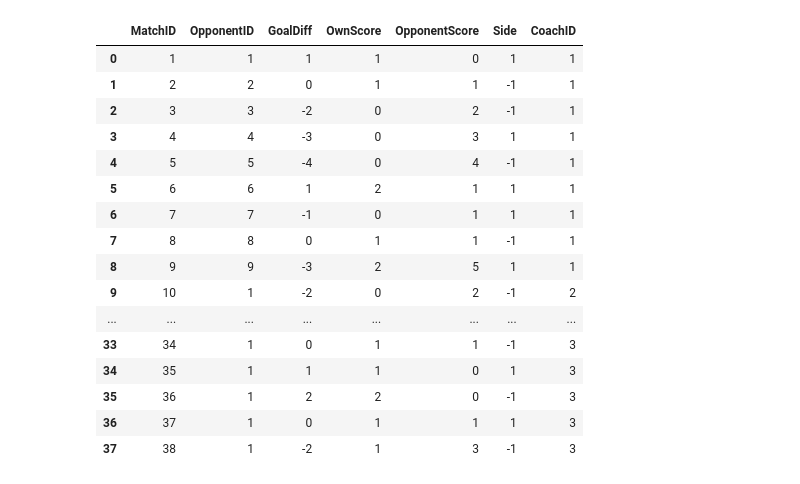
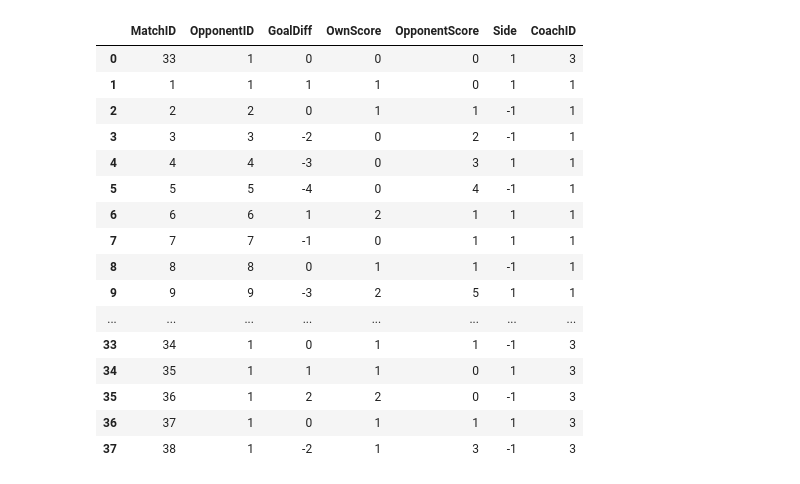
Before and after one commit to GZNGroup/2020MCM-ICM, a Jupyter notebook: 2020_Weekend1_Problems/matches.ipynb, the cells around one changed output. Cells and saved outputs as stored; diff of their text form; code cells hidden in the pictures.

Commit message:
Update matches

```diff
--- a/2020_Weekend1_Problems/matches.ipynb
+++ b/2020_Weekend1_Problems/matches.ipynb
@@ -8,25 +8,25 @@ from sklearn.ensemble import RandomForestRegressor
 from sklearn.model_selection import train_test_split
 from sklearn.metrics import r2_score
 # %%
-dataMatch = pd.read_csv("./2020_Problem_D_DATA/matches.csv")
+dataMatch = pd.read_csv("./2020_Problem_D_DATA/matchesNEW.csv")
 dataMatch.rename(columns={'Outcome':'GoalDiff'}, inplace=True)
 dataMatch['OpponentID'] = dataMatch['OpponentID'].str.get(8).apply(int)
 dataMatch['GoalDiff'] = dataMatch['OwnScore'] - dataMatch['OpponentScore']
 dataMatch['Side'] = dataMatch['Side'].apply(lambda x:1 if x == "home" else -1)
 dataMatch['CoachID'] = dataMatch['CoachID'].str.get(5).apply(int)
 dataMatch
 # %% [output]
 |  | MatchID | OpponentID | GoalDiff | OwnScore | OpponentScore | Side | CoachID |
-| 0 | 1 | 1 | 1 | 1 | 0 | 1 | 1 |
-| 1 | 2 | 2 | 0 | 1 | 1 | -1 | 1 |
-| 2 | 3 | 3 | -2 | 0 | 2 | -1 | 1 |
-| 3 | 4 | 4 | -3 | 0 | 3 | 1 | 1 |
-| 4 | 5 | 5 | -4 | 0 | 4 | -1 | 1 |
-| 5 | 6 | 6 | 1 | 2 | 1 | 1 | 1 |
-| 6 | 7 | 7 | -1 | 0 | 1 | 1 | 1 |
-| 7 | 8 | 8 | 0 | 1 | 1 | -1 | 1 |
-| 8 | 9 | 9 | -3 | 2 | 5 | 1 | 1 |
-| 9 | 10 | 1 | -2 | 0 | 2 | -1 | 2 |
+| 0 | 33 | 1 | 0 | 0 | 0 | 1 | 3 |
+| 1 | 1 | 1 | 1 | 1 | 0 | 1 | 1 |
+| 2 | 2 | 2 | 0 | 1 | 1 | -1 | 1 |
+| 3 | 3 | 3 | -2 | 0 | 2 | -1 | 1 |
+| 4 | 4 | 4 | -3 | 0 | 3 | 1 | 1 |
+| 5 | 5 | 5 | -4 | 0 | 4 | -1 | 1 |
+| 6 | 6 | 6 | 1 | 2 | 1 | 1 | 1 |
+| 7 | 7 | 7 | -1 | 0 | 1 | 1 | 1 |
+| 8 | 8 | 8 | 0 | 1 | 1 | -1 | 1 |
+| 9 | 9 | 9 | -3 | 2 | 5 | 1 | 1 |
 | ... | ... | ... | ... | ... | ... | ... | ... |
 | 33 | 34 | 1 | 0 | 1 | 1 | -1 | 3 |
 | 34 | 35 | 1 | 1 | 1 | 0 | 1 | 3 |
```
Also changed, not shown: parts of 6 cells of this notebook, 1 other file.
